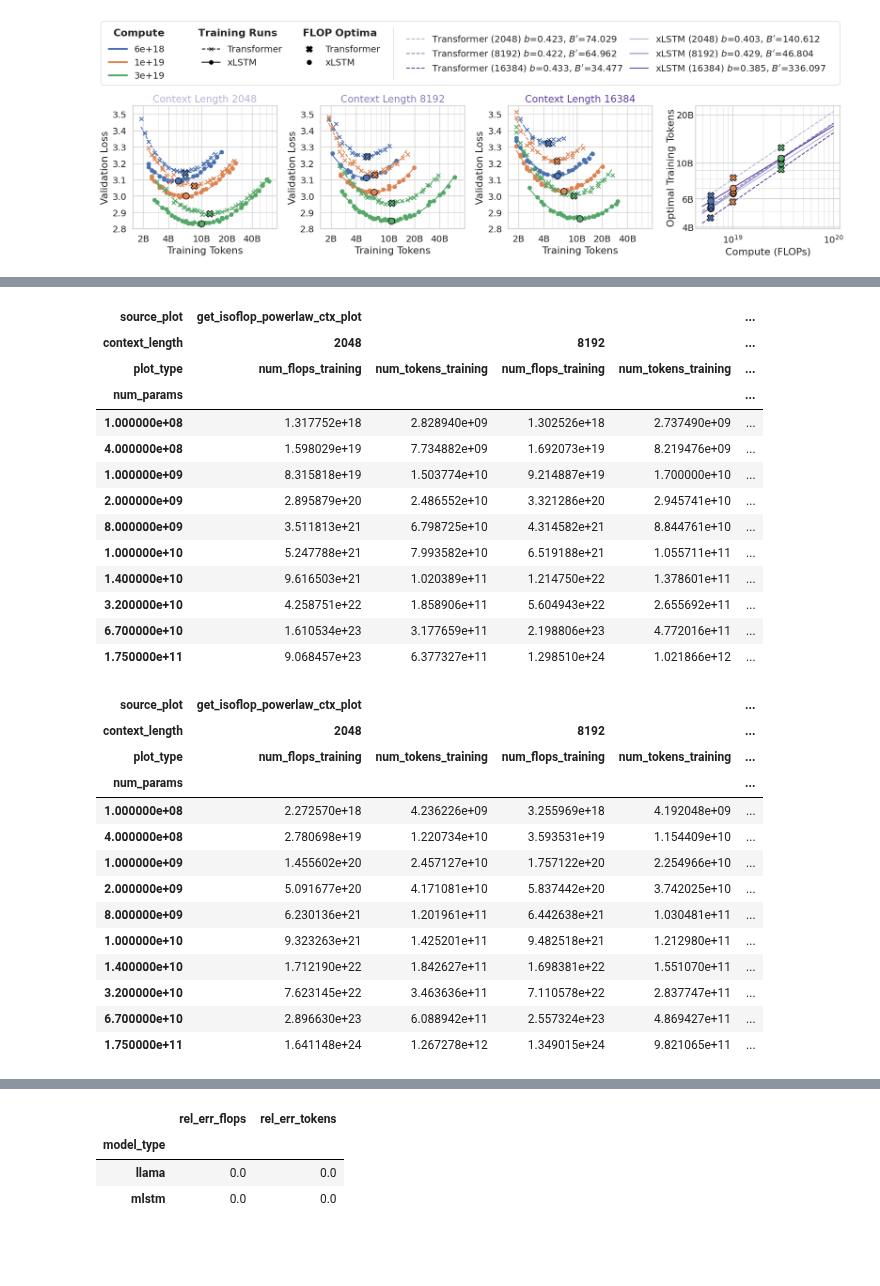
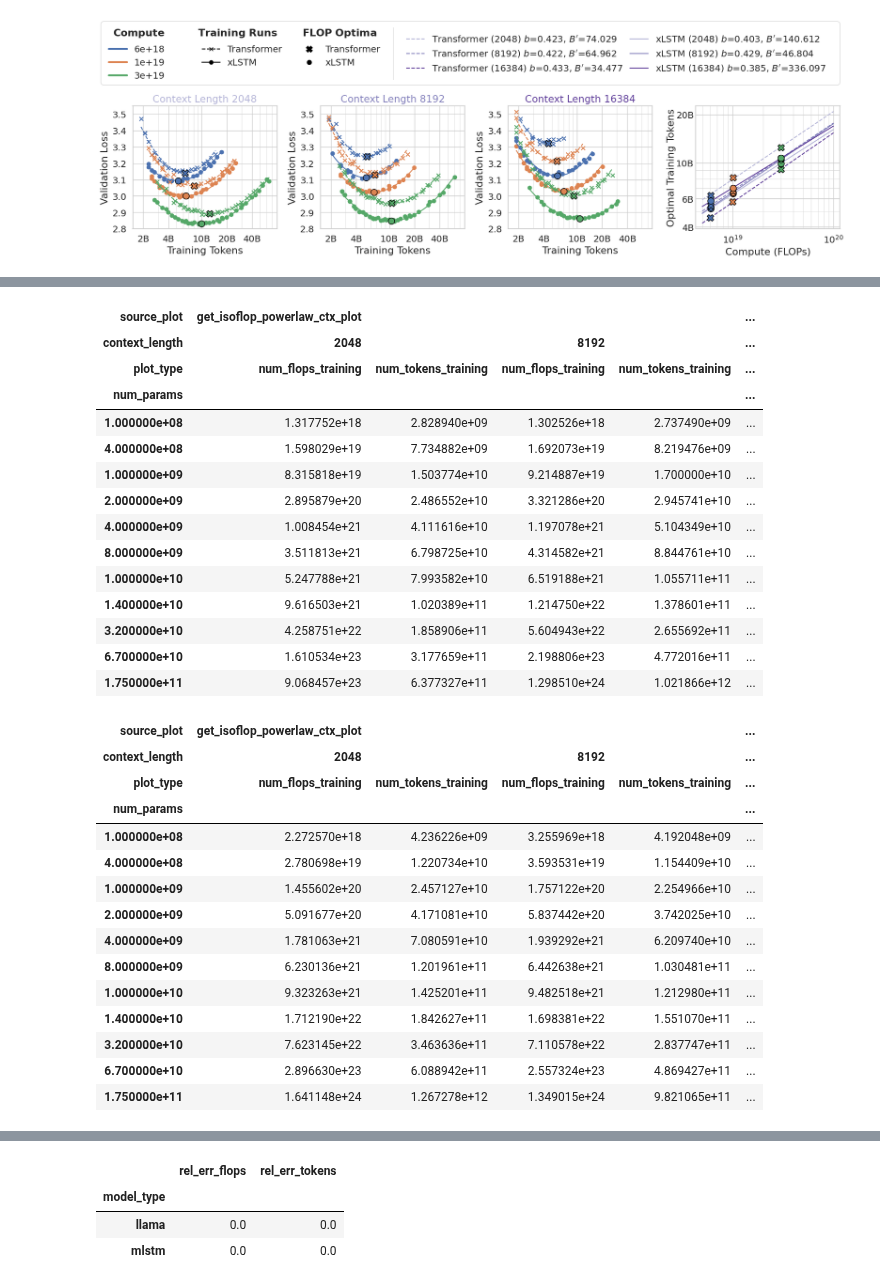
Before and after one commit to NX-AI/xlstm_scaling_laws, a Jupyter notebook: notebooks/optimal_flop_param_token_tables.ipynb, the cells around one changed output, grey strips where cells are left out. Cells and saved outputs as stored; diff of their text form; code cells hidden in the pictures; blank space fills up the shorter version.

Commit message:
add optimal compute params and tokens estimate tables.

```diff
--- a/notebooks/optimal_flop_param_token_tables.ipynb
+++ b/notebooks/optimal_flop_param_token_tables.ipynb
@@ -637,18 +243,19 @@ def estimate_optimal_flops_tokens_table(
 # %%
 estimated_optimal_flops_training_tokens_df_mlstm = estimate_optimal_flops_tokens_table(
-    model_params=[100e6, 400e6, 1e9, 2e9, 8e9, 10e9, 14e9, 32e9, 67e9, 175e9],
+    model_params=[100e6, 400e6, 1e9, 2e9, 4e9, 8e9, 10e9, 14e9, 32e9, 67e9, 175e9],
     model_type="mlstm",
 )
 estimated_optimal_flops_training_tokens_df_mlstm
 # %% [output]
 | source_plot | get_isoflop_powerlaw_ctx_plot |  |  |  | ... |
 | context_length | 2048 |  | 8192 |  | ... |
 | plot_type | num_flops_training | num_tokens_training | num_flops_training | num_tokens_training | ... |
 | num_params |  |  |  |  | ... |
 | 1.000000e+08 | 1.317752e+18 | 2.828940e+09 | 1.302526e+18 | 2.737490e+09 | ... |
 | 4.000000e+08 | 1.598029e+19 | 7.734882e+09 | 1.692073e+19 | 8.219476e+09 | ... |
 | 1.000000e+09 | 8.315818e+19 | 1.503774e+10 | 9.214887e+19 | 1.700000e+10 | ... |
 | 2.000000e+09 | 2.895879e+20 | 2.486552e+10 | 3.321286e+20 | 2.945741e+10 | ... |
+| 4.000000e+09 | 1.008454e+21 | 4.111616e+10 | 1.197078e+21 | 5.104349e+10 | ... |
 | 8.000000e+09 | 3.511813e+21 | 6.798725e+10 | 4.314582e+21 | 8.844761e+10 | ... |
 | 1.000000e+10 | 5.247788e+21 | 7.993582e+10 | 6.519188e+21 | 1.055711e+11 | ... |
 | 1.400000e+10 | 9.616503e+21 | 1.020389e+11 | 1.214750e+22 | 1.378601e+11 | ... |
@@ -657,7 +264,7 @@ estimated_optimal_flops_training_tokens_df_mlstm
 | 1.750000e+11 | 9.068457e+23 | 6.377327e+11 | 1.298510e+24 | 1.021866e+12 | ... |
 # %%
 estimated_optimal_flops_training_tokens_df_llama = estimate_optimal_flops_tokens_table(
-    model_params=[100e6, 400e6, 1e9, 2e9, 8e9, 10e9, 14e9, 32e9, 67e9, 175e9],
+    model_params=[100e6, 400e6, 1e9, 2e9, 4e9, 8e9, 10e9, 14e9, 32e9, 67e9, 175e9],
     model_type="llama",
 )
 estimated_optimal_flops_training_tokens_df_llama
@@ -670,6 +277,7 @@ estimated_optimal_flops_training_tokens_df_llama
 | 4.000000e+08 | 2.780698e+19 | 1.220734e+10 | 3.593531e+19 | 1.154409e+10 | ... |
 | 1.000000e+09 | 1.455602e+20 | 2.457127e+10 | 1.757122e+20 | 2.254966e+10 | ... |
 | 2.000000e+09 | 5.091677e+20 | 4.171081e+10 | 5.837442e+20 | 3.742025e+10 | ... |
+| 4.000000e+09 | 1.781063e+21 | 7.080591e+10 | 1.939292e+21 | 6.209740e+10 | ... |
 | 8.000000e+09 | 6.230136e+21 | 1.201961e+11 | 6.442638e+21 | 1.030481e+11 | ... |
 | 1.000000e+10 | 9.323263e+21 | 1.425201e+11 | 9.482518e+21 | 1.212980e+11 | ... |
 | 1.400000e+10 | 1.712190e+22 | 1.842627e+11 | 1.698381e+22 | 1.551070e+11 | ... |
```
Also changed, not shown: parts of 16 cells of this notebook, 1 other file.
